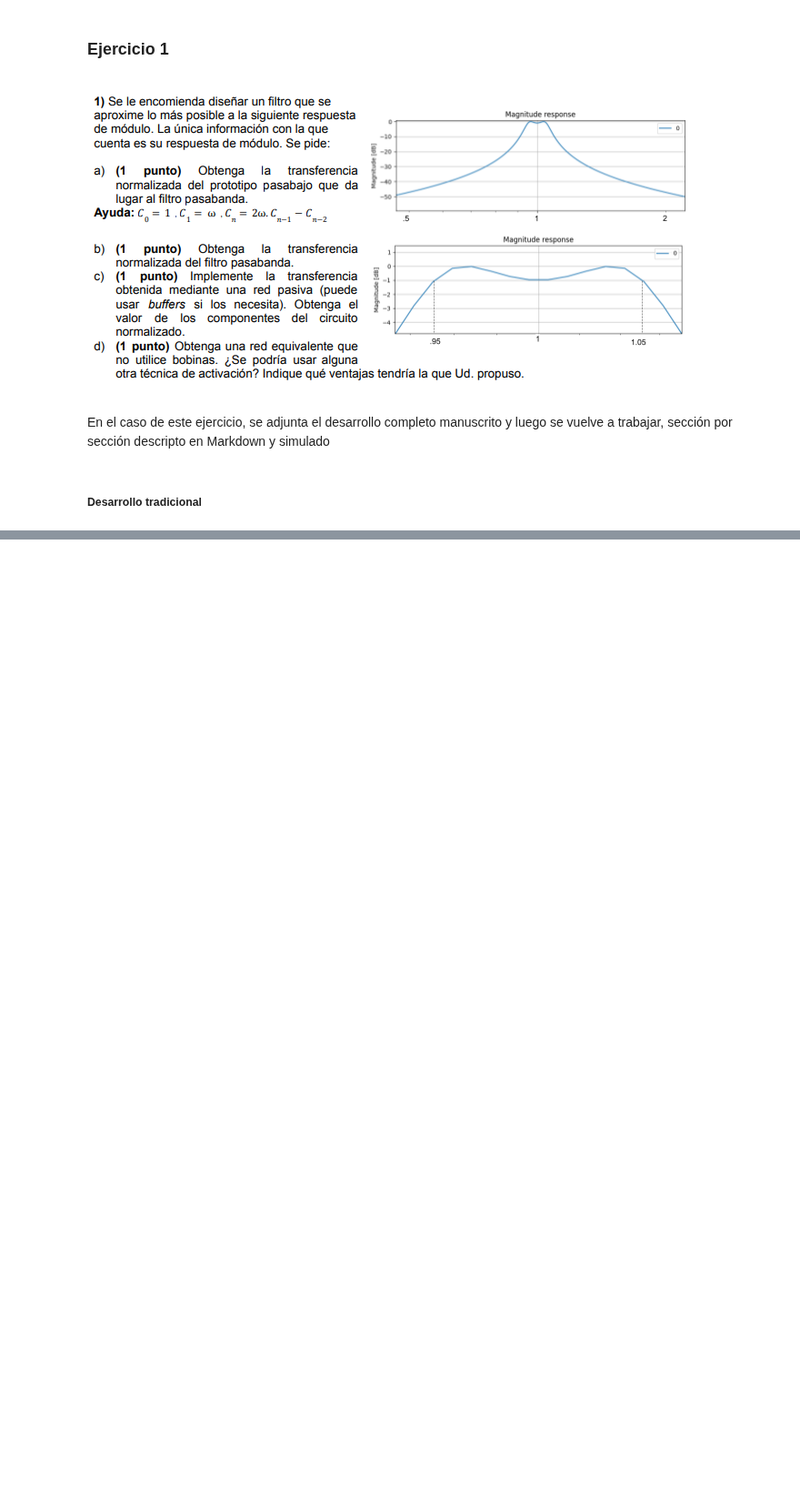
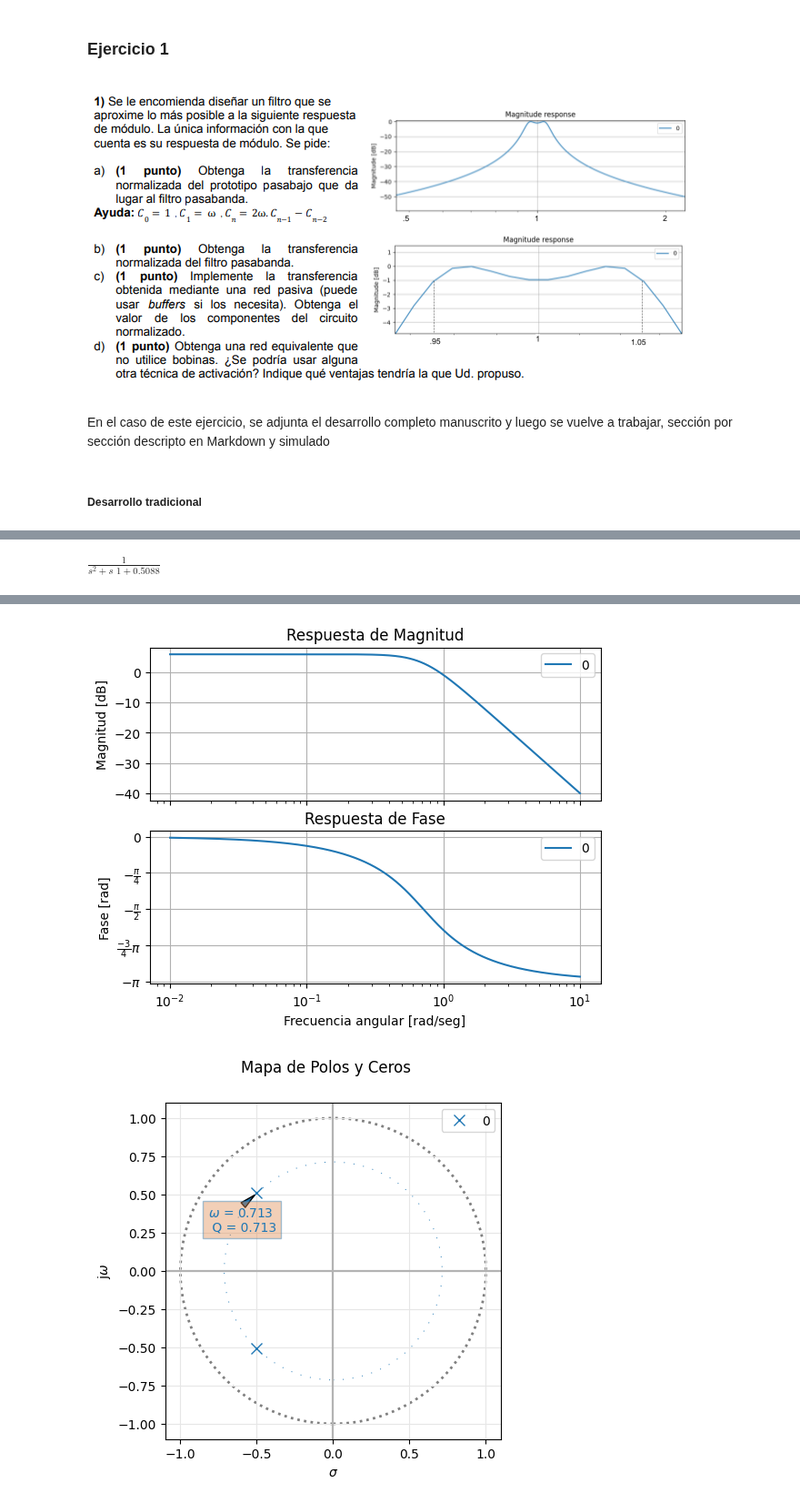
Before and after one commit to matnalopez2/Teoria-de-Circuitos-2, a Jupyter notebook: Resoluciones/20240513/20240513 - Ejercicio 1.ipynb, the cells around one changed output, grey strips where cells are left out. Shown at 91% size. Cells and saved outputs as stored; diff of their text form; code cells hidden in the pictures; blank space fills up the shorter version.

```diff
--- a/Resoluciones/20240513/20240513 - Ejercicio 1.ipynb
+++ b/Resoluciones/20240513/20240513 - Ejercicio 1.ipynb
@@ -28,0 +15,30 @@ kn
+# %%
+import numpy as np
+from pytc2.sistemas_lineales import tf2sos_analog, analyze_sys, pretty_print_SOS
+import scipy.signal as sig
+import math
+from engineering_notation import EngNumber
+
+epsilon = math.sqrt(10**0.1 - 1)
+epsilon_eng = EngNumber(epsilon)
+print("Epsilon: " + str(epsilon_eng))
+
+# Definición de una implementación de analyze_sys para evitar logueos innecesarios, mejorando la prolijidad.
+def analyze_sys_silent(all_sys, sys_name=None, img_ext='none', same_figs=True, annotations=True, xaxis='omega', fs=2*np.pi):
+    analyze_sys(all_sys, sys_name=None, img_ext='none', same_figs=True, annotations=True, xaxis='omega', fs=2*np.pi)
+    return
+
+kn = (1 / epsilon)
+kp = 1
+
+# Con los datos definidos anteriormente, se arman los array de la transferencia.
+num = kn * np.array([0, 0, epsilon])
+den = kp * np.array([1, 1, epsilon])
+tf_bicuad_sos = tf2sos_analog( num, den )
+
+# Imprimir en formato latex la transferencia
+pretty_print_SOS(tf_bicuad_sos)
+
+# Plotear de forma silenciosa las características de mi función
+analyze_sys_silent([sig.TransferFunction(num,den)], 'mi_bicuad', same_figs=False)
+# %% [output]
@@ -28,0 +47 @@ kn
+$\displaystyle   \frac{  1 }{s^2 + s \,\,   1 + 0.5088 }$
@@ -28,0 +50,2 @@ kn
+[figure, added]
+[figure, added]
```
Also changed, not shown: parts of 7 cells of this notebook, 4 other files.
